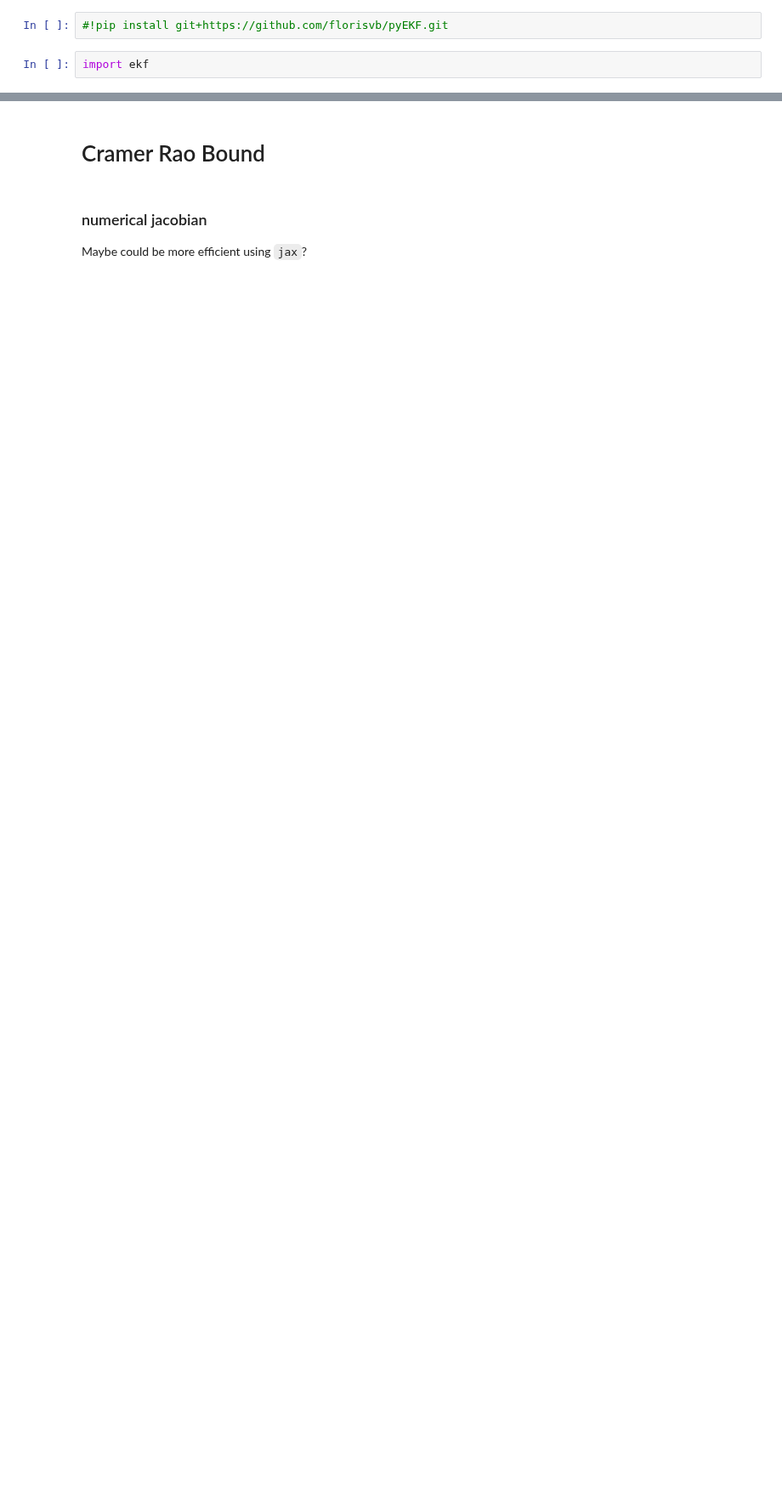
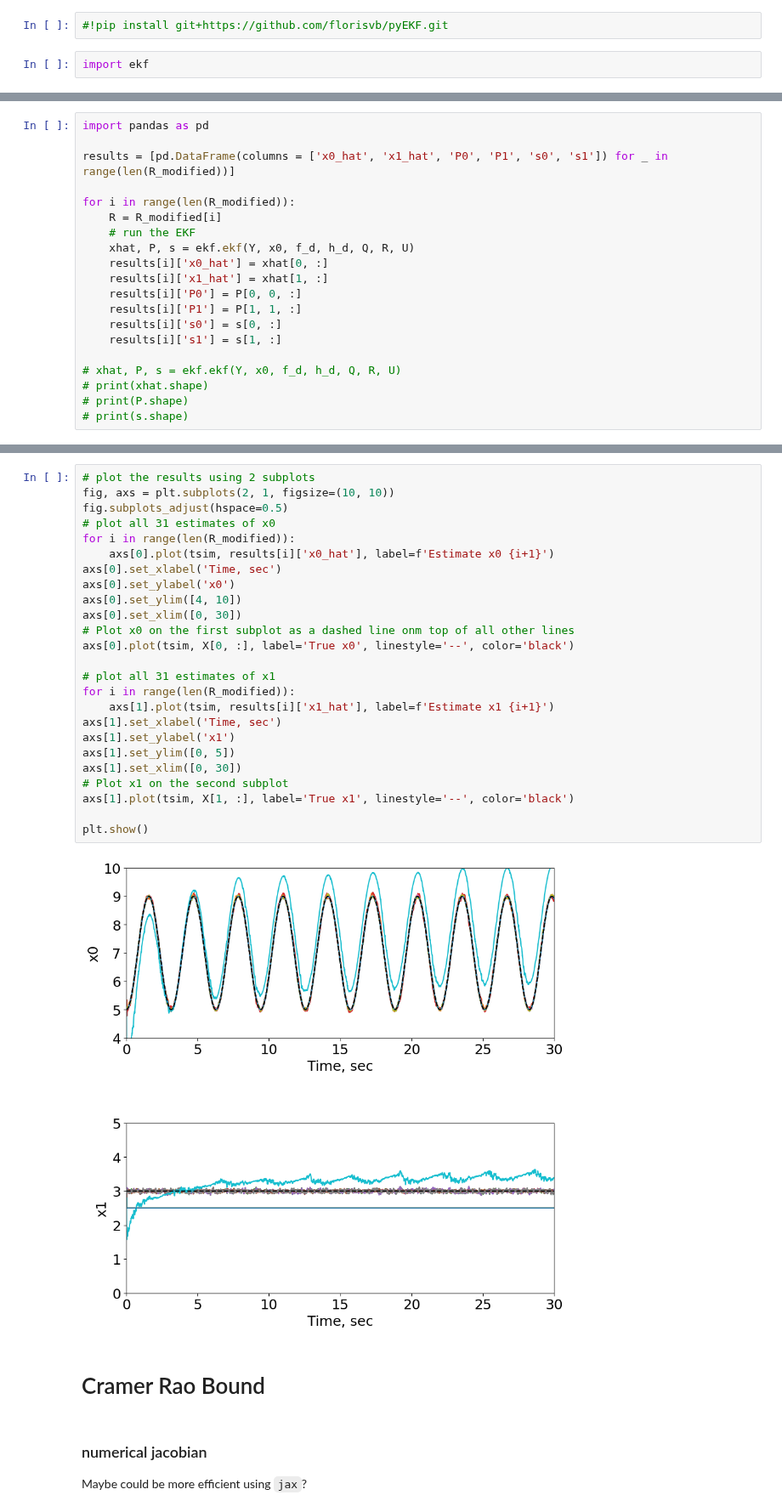
Before and after one commit to jadenmecham/First-Project, a Jupyter notebook: 4 - Nonlinear Camera/5C_EKF_UKF_monocamera_corrected.ipynb, the cells around one changed output, grey strips where cells are left out. Shown at 85% size. Drawn from its saved outputs; the diff is of its cells as text; blank space fills up the shorter version.

```diff
--- a/4 - Nonlinear Camera/5C_EKF_UKF_monocamera_corrected.ipynb
+++ b/4 - Nonlinear Camera/5C_EKF_UKF_monocamera_corrected.ipynb
@@ -182,0 +201,20 @@ plot_tme(tsim, X[1,:].T, None, xhat[1,:].T, ax=ax, label_var='x1')
+# %%
+import pandas as pd
+
+results = [pd.DataFrame(columns = ['x0_hat', 'x1_hat', 'P0', 'P1', 's0', 's1']) for _ in range(len(R_modified))]
+
+for i in range(len(R_modified)):
+    R = R_modified[i]
+    # run the EKF
+    xhat, P, s = ekf.ekf(Y, x0, f_d, h_d, Q, R, U)
+    results[i]['x0_hat'] = xhat[0, :]
+    results[i]['x1_hat'] = xhat[1, :]
+    results[i]['P0'] = P[0, 0, :]
+    results[i]['P1'] = P[1, 1, :]
+    results[i]['s0'] = s[0, :]
+    results[i]['s1'] = s[1, :]
+
+# xhat, P, s = ekf.ekf(Y, x0, f_d, h_d, Q, R, U)
+# print(xhat.shape)
+# print(P.shape)
+# print(s.shape)
@@ -183,3 +224,30 @@ plot_tme(tsim, X[1,:].T, None, xhat[1,:].T, ax=ax, label_var='x1')
+# %%
+# plot the results using 2 subplots
+fig, axs = plt.subplots(2, 1, figsize=(10, 10))
+fig.subplots_adjust(hspace=0.5)
+# plot all 31 estimates of x0
+for i in range(len(R_modified)):
+    axs[0].plot(tsim, results[i]['x0_hat'], label=f'Estimate x0 {i+1}')
+axs[0].set_xlabel('Time, sec')
+axs[0].set_ylabel('x0')
+axs[0].set_ylim([4, 10])
+axs[0].set_xlim([0, 30])
+# Plot x0 on the first subplot as a dashed line onm top of all other lines
+axs[0].plot(tsim, X[0, :], label='True x0', linestyle='--', color='black')
+
+# plot all 31 estimates of x1
+for i in range(len(R_modified)):
+    axs[1].plot(tsim, results[i]['x1_hat'], label=f'Estimate x1 {i+1}')
+axs[1].set_xlabel('Time, sec')
+axs[1].set_ylabel('x1')
+axs[1].set_ylim([0, 5])
+axs[1].set_xlim([0, 30])
+# Plot x1 on the second subplot
+axs[1].plot(tsim, X[1, :], label='True x1', linestyle='--', color='black')
+
+plt.show()
+# %% [output]
+[figure, added]
 # %% [markdown]
 # Cramer Rao Bound
 # %% [markdown]
```
Also changed, not shown: parts of 10 cells of this notebook, 1 other file.
